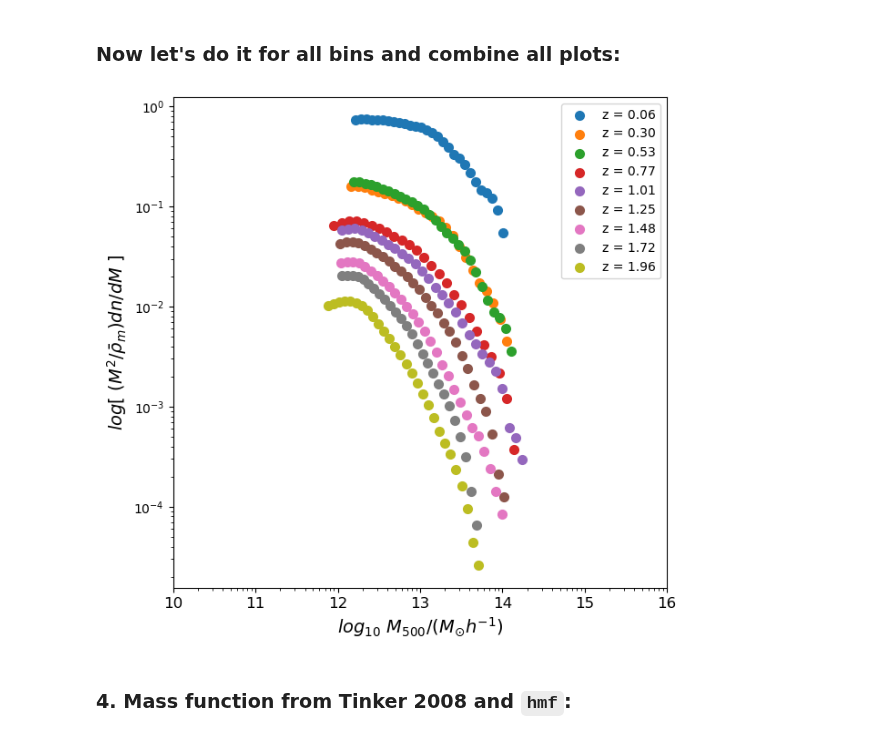
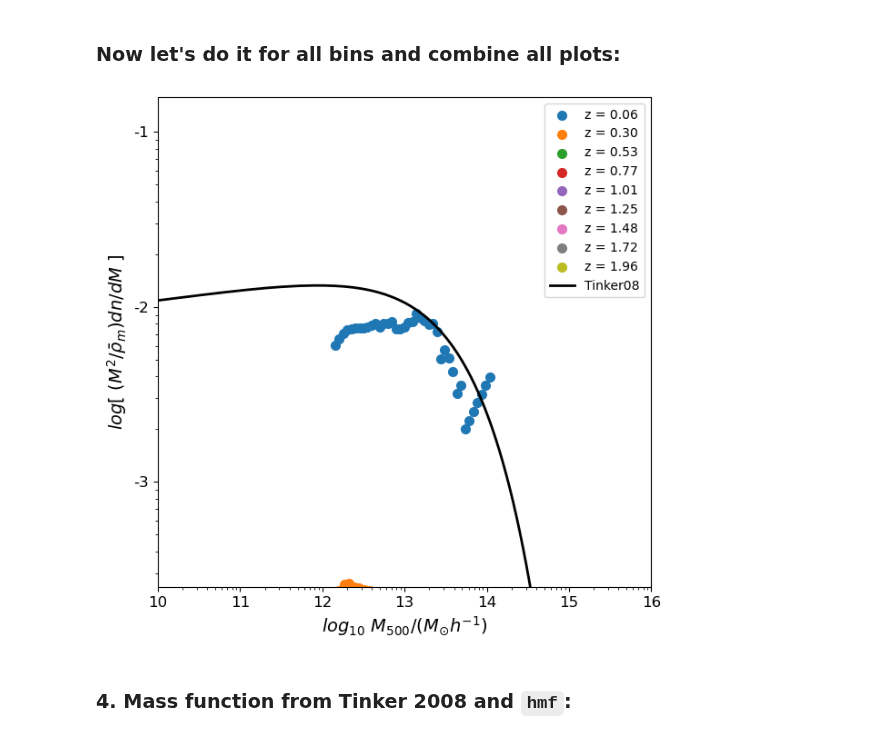
Before and after one commit to pi4imu/magneticum, a Jupyter notebook: hmf_clusters.ipynb, the cells around one changed output. Saved outputs shown, nothing was run; the diff lists cells and outputs as text; code cells hidden in the pictures.

```diff
--- a/hmf_clusters.ipynb
+++ b/hmf_clusters.ipynb
@@ -502,58 +515,66 @@ KeyboardInterrupt:
 # %% [markdown]
 ### Now let's do it for all bins and combine all plots:
 # %%
-N_bins = 30 # bins for masses
+N_bins = 40 # bins for MASSES
 
 x_final = []
 y_final = []
+
+#beans = np.logspace(11, 15, N_bins+1)
 
 plt.figure(figsize=(7,7))
 
 for zz in z_binned[::3]:
 
-    masses = dictionary[zz]
+    MASSES = dictionary[zz]
 
-    beans = np.logspace(np.log10(min(masses)), np.log10(max(masses)), N_bins+1)
-    #beans = np.linspace(min(masses), max(masses), N_bins+1)
-    dNdM, M_left = np.histogram(masses, bins=beans)
+    beans = np.logspace(np.log10(min(MASSES)), np.log10(max(MASSES)), N_bins+1)
+    #beans = np.linspace(min(MASSES), max(MASSES), N_bins+1)
+    dNdM, M_left = np.histogram(MASSES, bins=beans)
 
-    for i in range(len(dNdM)):          # cumulative, see above
-        dNdM[i] = np.sum(dNdM[i+1:])    # or just i
+   # print(dNdM)
+   # print(sum(dNdM))
 
-    dM = np.diff(M_left)            # array of steps for masses, it is NOT the same for each bin
-    M_binned = M_left[:-1]+dM/np.log(2)     # array of centers of each bin
+    #percent = dNdM/sum(dNdM)
+
+    #print(percent)
+
+    #print(sum(dM))
+
+    dM = np.diff(M_left)            # array of steps for MASSES, it is NOT the same for each bin
+    M_binned = (M_left[:-1]+M_left[1:])/2     # array of centers of each bin
 
     dNdM_cumulative=np.zeros(N_bins)
 
-    for i in range(0, len(dNdM)):
-        dNdM_cumulative[i] = np.sum(dNdM[i+1:])
+    for i in range(0, N_bins):                 # cumulative, see above
+        dNdM_cumulative[i] = np.sum(dNdM[i+1:])   # or just i
 
     dndM = dNdM_cumulative/phys_dcv_new(zz, dz, Omega_M, Omega_L) #Mpc^(-3)
 
-    rho_mean = Omega_M*rho_crit(zz, Omega_M, Omega_L)/h**2  # h^2 Msun/kpc^3
+    rho_mean = rho_crit(zz, Omega_M, Omega_L)/h**2  # h^2 Msun/kpc^3
 
-    yyy = (M_binned**2/rho_mean)/1e9*dndM/dM  # sure? dimension is h
+    yyy = (M_binned**2/rho_mean)/1e9*dndM/dM/N_bins*1000 #*percent#(dM*sum(dNdM))*dNdM  # sure? dimension is h
 
     x_final.append(M_binned)
     y_final.append(yyy)
 
     plt.scatter(M_binned, yyy, linewidth=2, label='z = '+f'{zz:.2f}')
 
 #plt.scatter(x_final, y_final)
 plt.xscale('log')
 plt.yscale('log')
 plt.xlim(10**10, 10**16)
-#plt.ylim(10**(-3.6), 10**(+0.8))
+plt.ylim(10**(-3.6), 10**(-0.8))
 plt.xlabel("$log_{10} \ M_{500}/(M_{\odot} h^{-1})$", fontsize = 14)
 plt.ylabel(r"$log[ \ (M^2/\bar{\rho}_{m}) dn/dM \ ]$", fontsize = 14)
 plt.xticks([10**(10+g) for g in [0,1,2,3,4,5,6]], [10+g for g in [0,1,2,3,4,5,6]], fontsize = 12)
-#plt.yticks([10**(g) for g in [-3,-2,-1]], [-3,-2,-1], fontsize = 12)
-#plt.plot(x_fit, y_fit, color='black', label='Tinker08', linewidth=2)
+plt.yticks([10**(g) for g in [-3,-2,-1]], [-3,-2,-1], fontsize = 12)
+plt.plot(x_fit, y_fit, color='black', label='Tinker08', linewidth=2)
 #plt.grid()
 plt.legend(fontsize = 10, loc=1)
 plt.show()
 # %% [output]
-[figure, old version]
+[figure, new version]
 # %% [markdown]
 ### 4. Mass function from Tinker 2008 and `hmf`:
 # %% [markdown]
```
Also changed, not shown: parts of 8 cells of this notebook, 10 other files.
